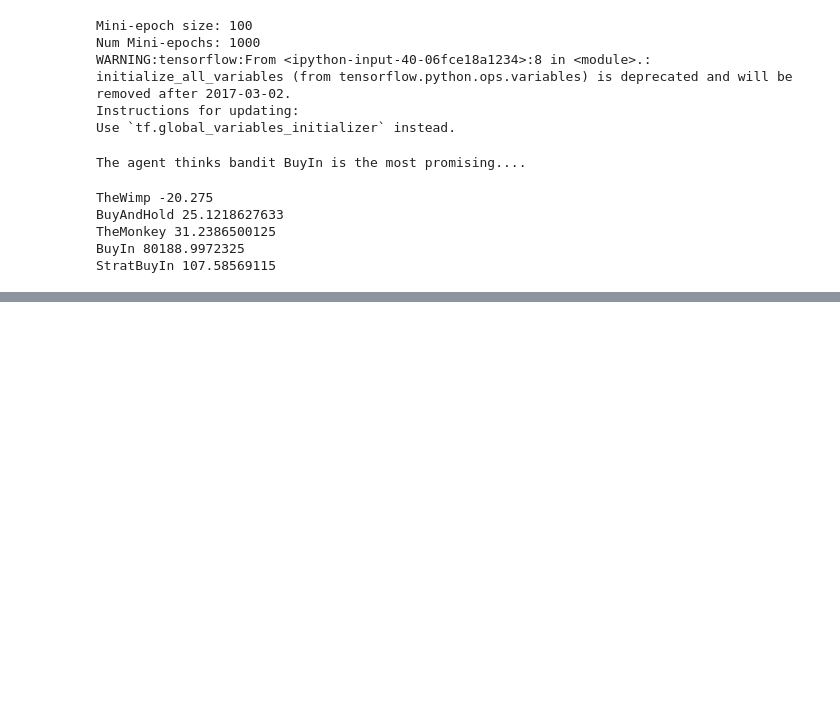
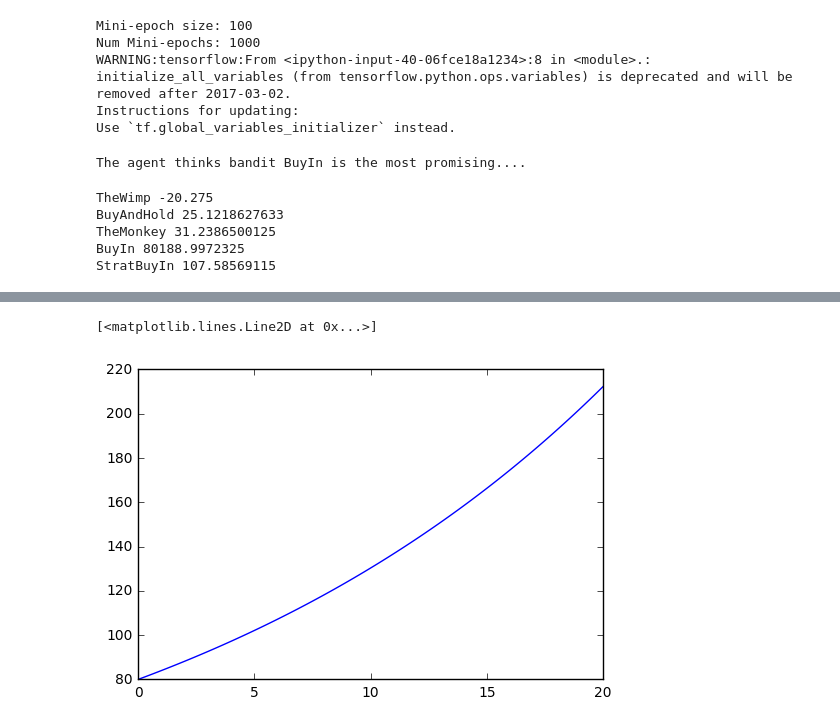
Before and after one commit to AndrewGeorge/how_to_win_slot_machines, a Jupyter notebook: WallStBandits.ipynb, the cells around one changed output, grey strips where cells are left out. Saved outputs shown, nothing was run; the diff lists cells and outputs as text; code cells hidden in the pictures; blank space fills up the shorter version.

```diff
--- a/WallStBandits.ipynb
+++ b/WallStBandits.ipynb
@@ -365,0 +400,10 @@ Use `tf.global_variables_initializer` instead.
+# %%
+med = 80
+r = 1.05
+
+x = np.linspace(0,20, 100)
+
+plt.plot(x, med * r**x)
+# %% [output]
+[<matplotlib.lines.Line2D at 0x...>]
+[figure, added]
```
Also changed, not shown: parts of 5 cells of this notebook.
